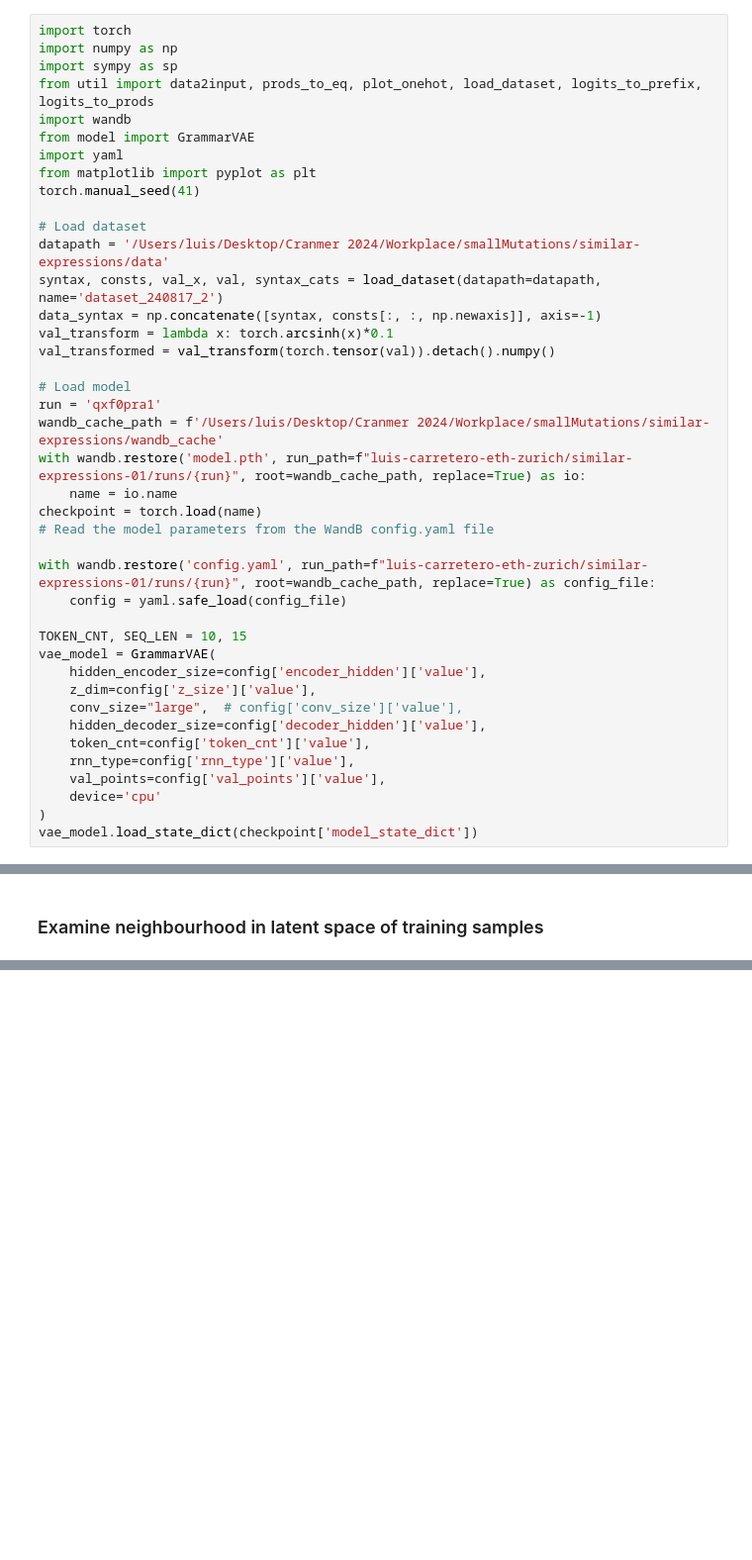
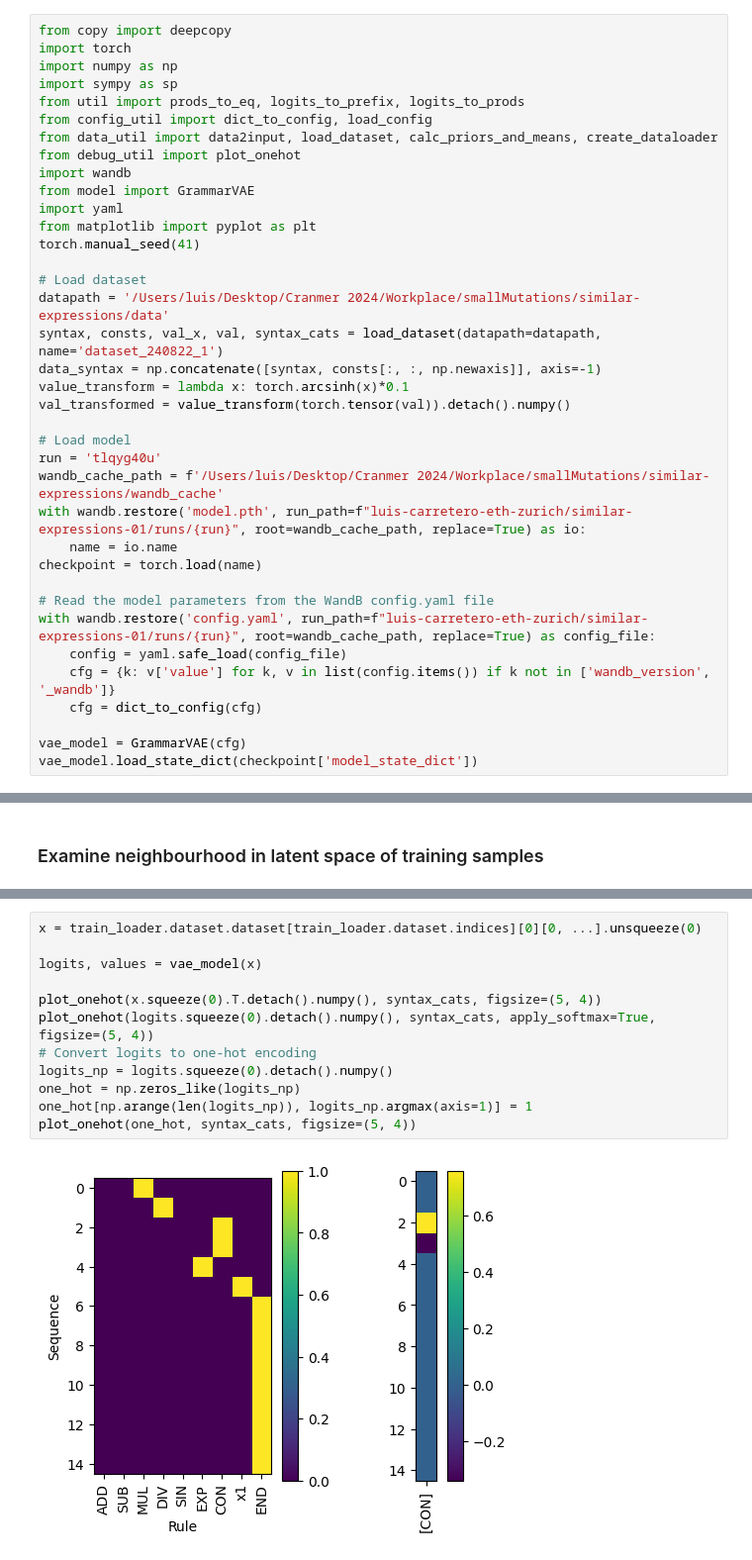
Before and after one commit to LuisCarretero/similar-expressions, a Jupyter notebook: src/downstream/latent_analysis.ipynb, the cells around one changed output, grey strips where cells are left out. Shown: that part at 99% size. Saved outputs shown, nothing was run; the diff lists cells and outputs as text; blank space fills up the shorter version.

```diff
--- a/src/downstream/latent_analysis.ipynb
+++ b/src/downstream/latent_analysis.ipynb
@@ -23,10 +23,14 @@ from value_decoder import ValueDecoder
 from decoder import Decoder
 from encoder import Encoder
 # %%
+from copy import deepcopy
 import torch
 import numpy as np
 import sympy as sp
-from util import data2input, prods_to_eq, plot_onehot, load_dataset, logits_to_prefix, logits_to_prods
+from util import prods_to_eq, logits_to_prefix, logits_to_prods
+from config_util import dict_to_config, load_config
+from data_util import data2input, load_dataset, calc_priors_and_means, create_dataloader
+from debug_util import plot_onehot
 import wandb
 from model import GrammarVAE
 import yaml
@@ -35,33 +39,25 @@ torch.manual_seed(41)
 
 # Load dataset
 datapath = '/Users/luis/Desktop/Cranmer 2024/Workplace/smallMutations/similar-expressions/data'
-syntax, consts, val_x, val, syntax_cats = load_dataset(datapath=datapath, name='dataset_240817_2')
+syntax, consts, val_x, val, syntax_cats = load_dataset(datapath=datapath, name='dataset_240822_1')
 data_syntax = np.concatenate([syntax, consts[:, :, np.newaxis]], axis=-1)
-val_transform = lambda x: torch.arcsinh(x)*0.1
-val_transformed = val_transform(torch.tensor(val)).detach().numpy()
+value_transform = lambda x: torch.arcsinh(x)*0.1
+val_transformed = value_transform(torch.tensor(val)).detach().numpy()
 
 # Load model
-run = 'qxf0pra1'
+run = 'tlqyg40u'
 wandb_cache_path = f'/Users/luis/Desktop/Cranmer 2024/Workplace/smallMutations/similar-expressions/wandb_cache'
 with wandb.restore('model.pth', run_path=f"luis-carretero-eth-zurich/similar-expressions-01/runs/{run}", root=wandb_cache_path, replace=True) as io:
     name = io.name
 checkpoint = torch.load(name)
+
 # Read the model parameters from the WandB config.yaml file
-
 with wandb.restore('config.yaml', run_path=f"luis-carretero-eth-zurich/similar-expressions-01/runs/{run}", root=wandb_cache_path, replace=True) as config_file:
     config = yaml.safe_load(config_file)
+    cfg = {k: v['value'] for k, v in list(config.items()) if k not in ['wandb_version', '_wandb']}
+    cfg = dict_to_config(cfg)
 
-TOKEN_CNT, SEQ_LEN = 10, 15
-vae_model = GrammarVAE(
-    hidden_encoder_size=config['encoder_hidden']['value'],
-    z_dim=config['z_size']['value'],
-    conv_size="large",  # config['conv_size']['value'],
-    hidden_decoder_size=config['decoder_hidden']['value'],
-    token_cnt=config['token_cnt']['value'],
-    rnn_type=config['rnn_type']['value'],
-    val_points=config['val_points']['value'],
-    device='cpu'
-)
+vae_model = GrammarVAE(cfg)
 vae_model.load_state_dict(checkpoint['model_state_dict'])
 # %% [output]
 Using updated value decoder 2.0!
@@ -154,0 +233,14 @@ plt.show()
+# %%
+x = train_loader.dataset.dataset[train_loader.dataset.indices][0][0, ...].unsqueeze(0)
+
+logits, values = vae_model(x)
+
+plot_onehot(x.squeeze(0).T.detach().numpy(), syntax_cats, figsize=(5, 4))
+plot_onehot(logits.squeeze(0).detach().numpy(), syntax_cats, apply_softmax=True, figsize=(5, 4))
+# Convert logits to one-hot encoding
+logits_np = logits.squeeze(0).detach().numpy()
+one_hot = np.zeros_like(logits_np)
+one_hot[np.arange(len(logits_np)), logits_np.argmax(axis=1)] = 1
+plot_onehot(one_hot, syntax_cats, figsize=(5, 4))
+# %% [output]
+[figure, added]
```
Also changed, not shown: parts of 8 cells of this notebook, 8 other files.
